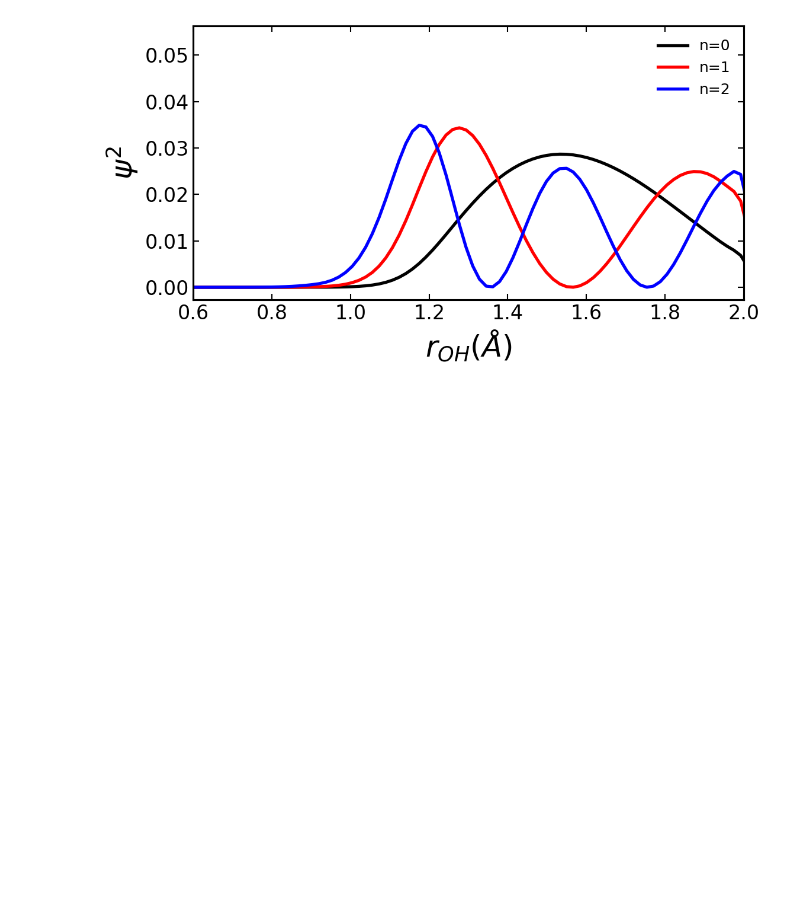
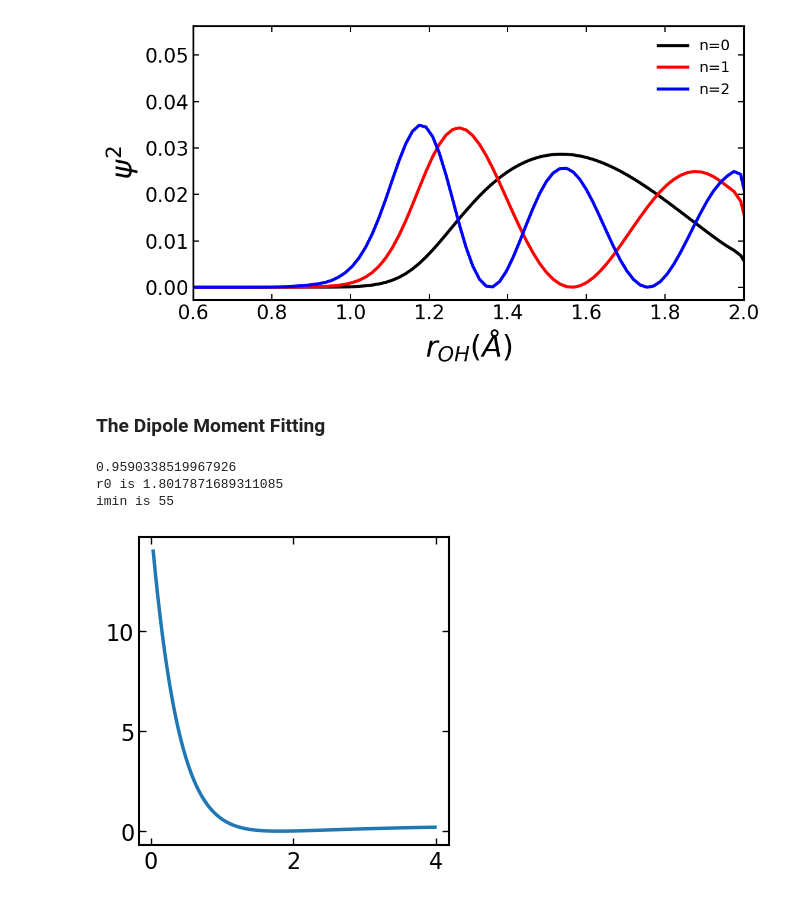
Before and after one commit to piskuliche/EmpiricalMapping, a Jupyter notebook: examples/empirical_map_plotting.ipynb, the cells around one changed output. Saved outputs shown, nothing was run; the diff lists cells and outputs as text; code cells hidden in the pictures; blank space fills up the shorter version.

```diff
--- a/examples/empirical_map_plotting.ipynb
+++ b/examples/empirical_map_plotting.ipynb
@@ -179,3 +183,24 @@ plt.ylabel("$\psi^2$")
 plt.show()
 # %% [output]
 [figure]
+# %% [markdown]
+### The Dipole Moment Fitting
+# %%
+vraw = pot1d.pot_fit['poly'](
+            dvr.xraw*constants.angperau, *dvr.pot1d.pot_fit['popt'])
+print(pot1d.pot_fit['r0'])
+r0_index = np.argmin(vraw)
+r0 = dvr.xraw[r0_index]
+print(f"r0 is {r0}")
+drOH = np.abs(dvr.xraw - r0)
+imin = np.argmin(drOH)
+print(f"imin is {imin}")
+
+fig = plt.figure(figsize=(4,4))
+plt.plot(dvr.xraw, vraw)
+plt.show()
+# %% [output]
+0.9590338519967926
+r0 is 1.8017871689311085
+imin is 55
+[figure, added]
```
Also changed, not shown: parts of 6 cells of this notebook, 1 other file.
